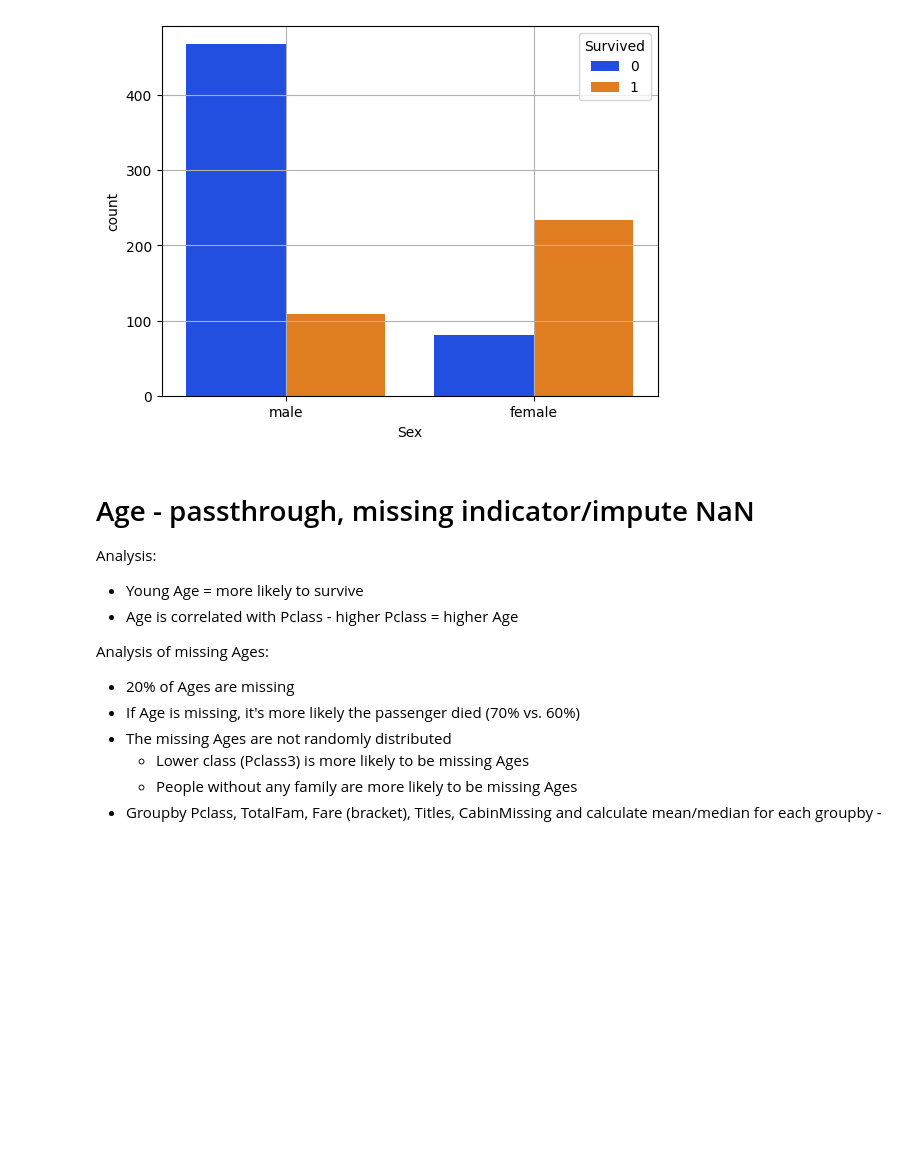
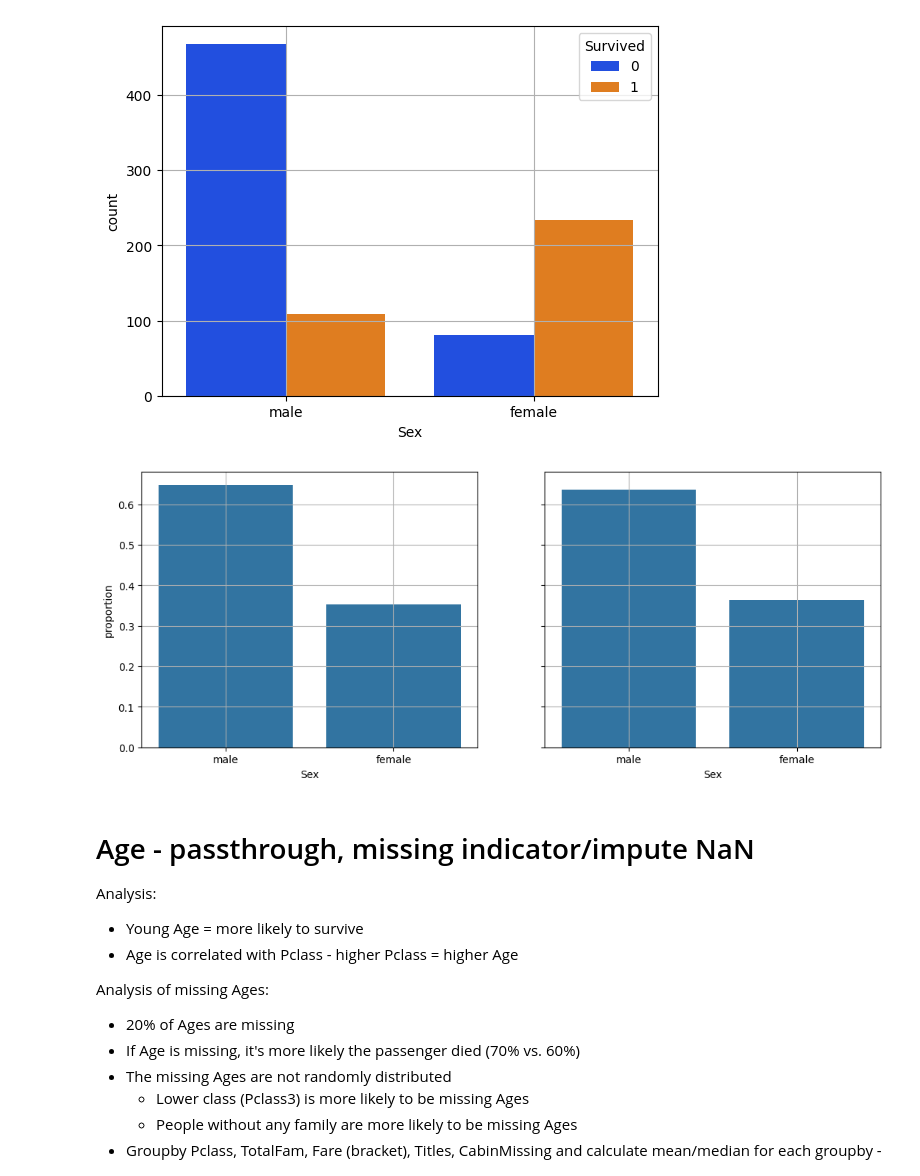
Before and after one commit to rfdspeng/ml_ai_portfolio, a Jupyter notebook: titanic/titanic.ipynb, the cells around one changed output. Saved outputs shown, nothing was run; the diff lists cells and outputs as text; code cells hidden in the pictures; blank space fills up the shorter version.

```diff
--- a/titanic/titanic.ipynb
+++ b/titanic/titanic.ipynb
@@ -196,6 +227,16 @@ ax = sns.countplot(df, x="Sex", hue="Survived", palette="bright")
 ax.grid()
 # %% [output]
 [figure]
+# %%
+f, axs = plt.subplots(ncols=2, figsize=(12.8, 4.8), sharex=True, sharey=True)
+
+sns.countplot(df, x="Sex", ax=axs[0], stat="proportion")
+sns.countplot(df_test, x="Sex", ax=axs[1], stat="proportion")
+
+axs[0].grid()
+axs[1].grid()
+# %% [output]
+[figure, added]
 # %% [markdown]
 # Age - passthrough, missing indicator/impute NaN
 
```
Also changed, not shown: parts of 73 cells of this notebook, 4 other files.
